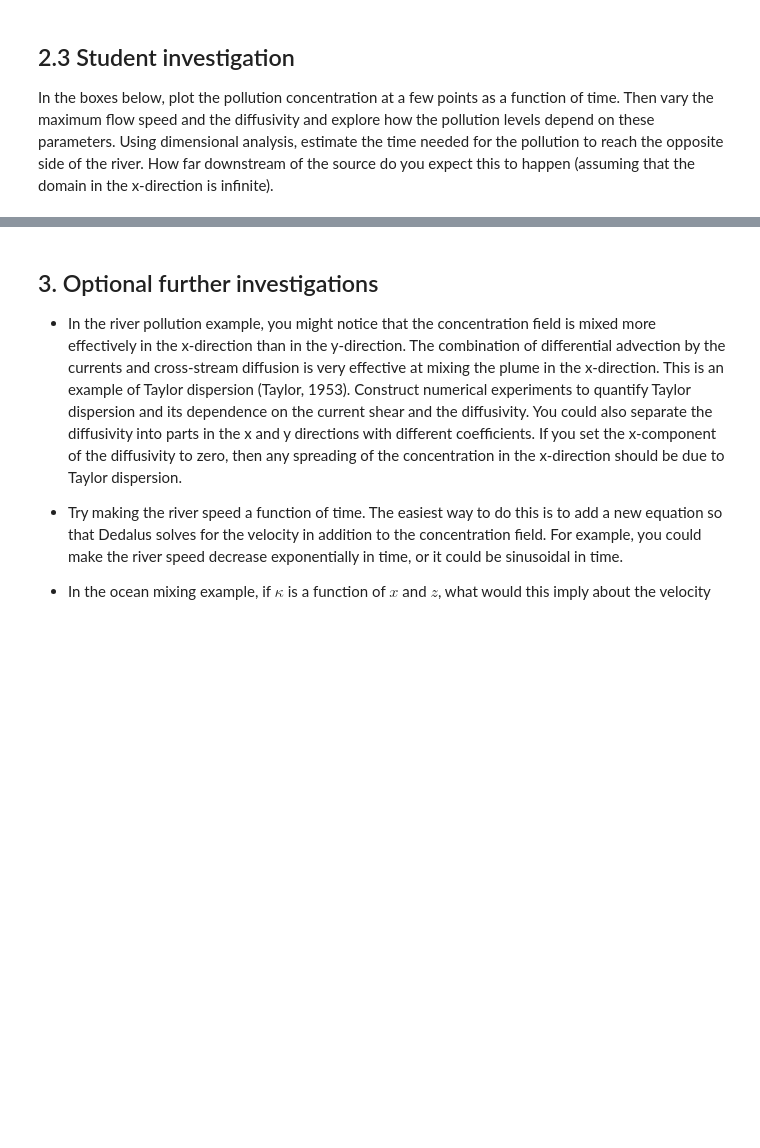
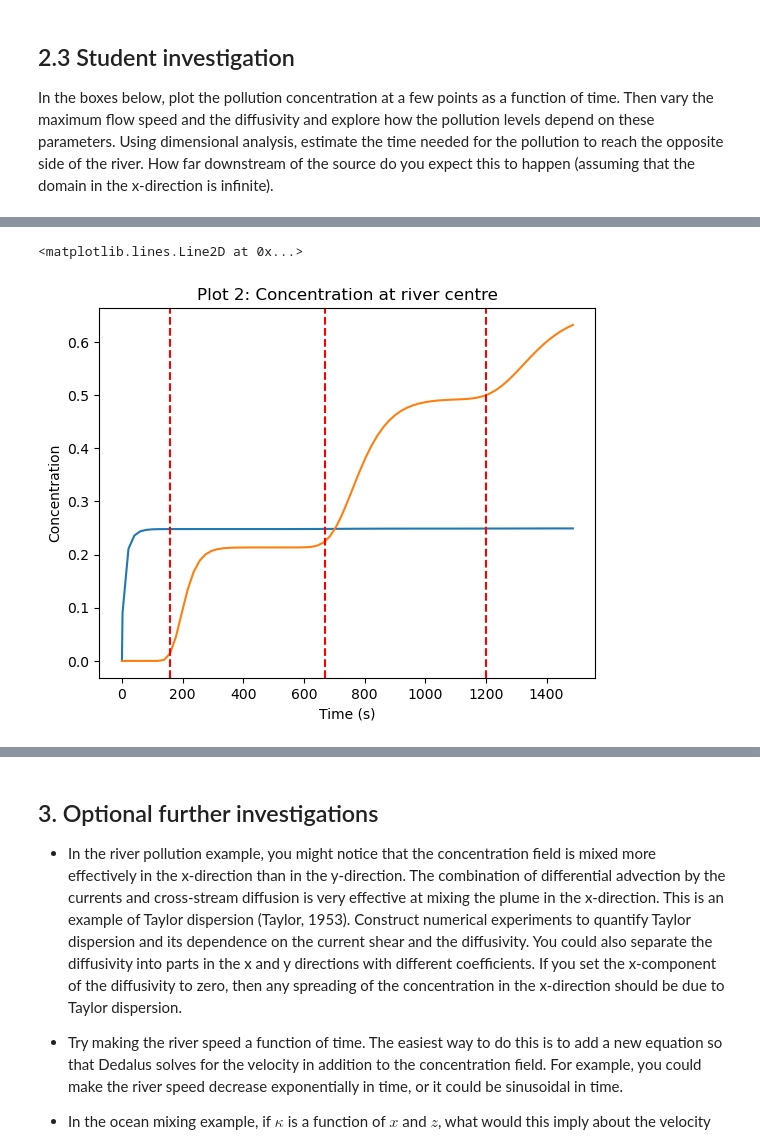
Before and after one commit to Feesh5/QCES, a Jupyter notebook: Project2_transport.ipynb, the cells around one changed output, grey strips where cells are left out. Cells and saved outputs as stored; diff of their text form; code cells hidden in the pictures; blank space fills up the shorter version.

```diff
--- a/Project2_transport.ipynb
+++ b/Project2_transport.ipynb
@@ -551,0 +583,21 @@ INSERT PLOTS AND COMMENTS HERE
+# %%
+#Just plotting profile in line with source
+plt.plot(t_save, c_save[:,Nx//L*10,int(Ny//w*0.25)])
+
+plt.xlabel('Time (s)')
+plt.ylabel('Concentration')
+plt.title('Concentration at y = 0.25m (source centre)')
+
+#Just plotting profile in centre
+plt.plot(t_save, c_save[:,Nx//2,int(Ny//2)])
+
+plt.xlabel('Time (s)')
+plt.ylabel('Concentration')
+plt.title('Plot 2: Concentration at river centre')
+
+plt.axvline(x=160, color='r', linestyle='--')
+plt.axvline(x=670, color='r', linestyle='--')
+plt.axvline(x=1200, color='r', linestyle='--')
+# %% [output]
+<matplotlib.lines.Line2D at 0x...>
+[figure, added]
```
Also changed, not shown: parts of 17 cells of this notebook, 2 other files.
